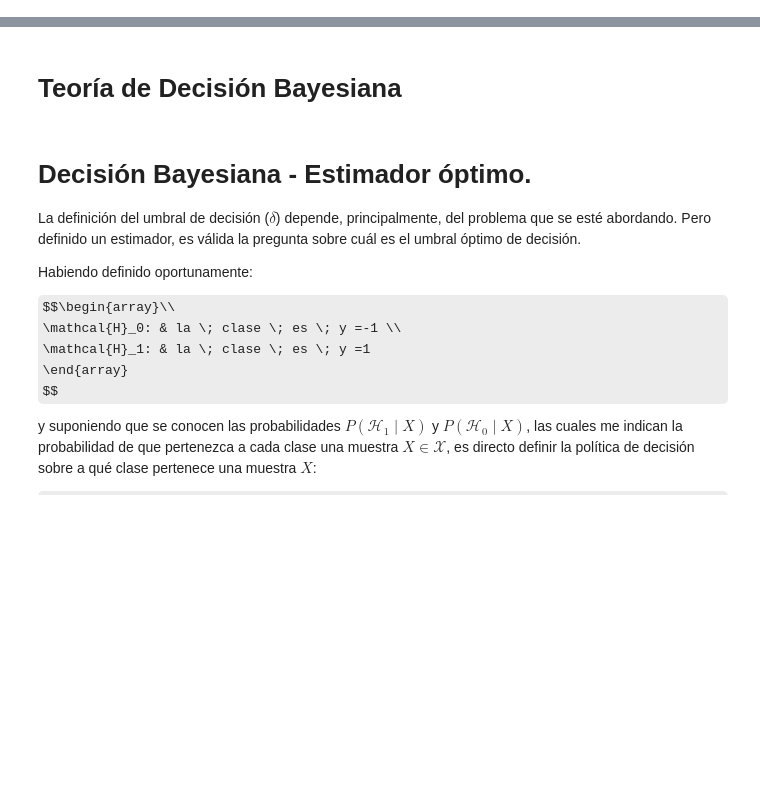
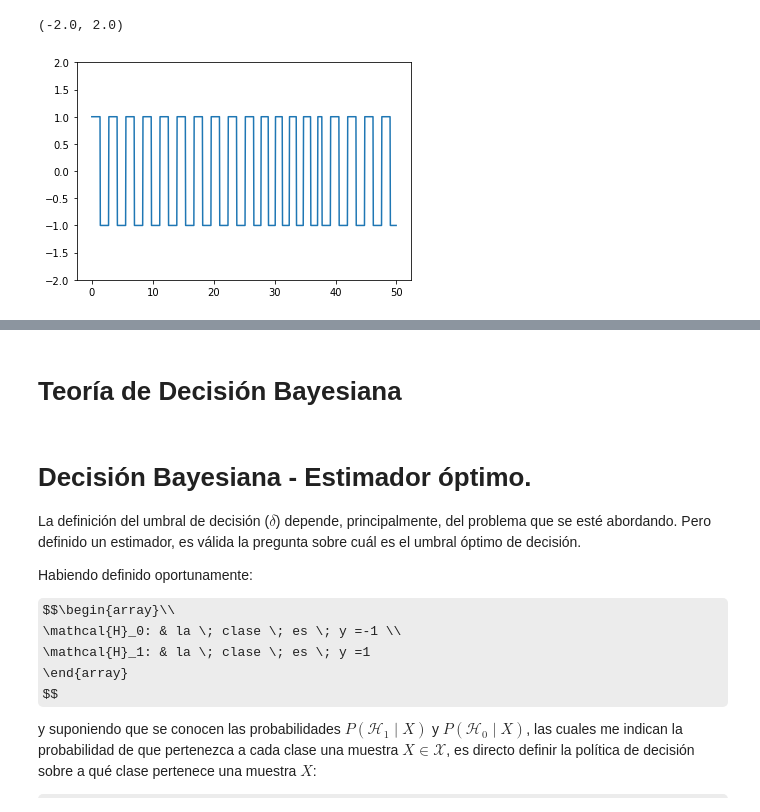
Before and after one commit to ijourdan/MiniCurso, a Jupyter notebook: Tema_1_D_Bayes/teo_dec_bayes.ipynb, the cells around one changed output, grey strips where cells are left out. Drawn from its saved outputs; the diff is of its cells as text; code cells hidden in the pictures; some formulas as TeX source; blank space fills up the shorter version.

```diff
--- a/Tema_1_D_Bayes/teo_dec_bayes.ipynb
+++ b/Tema_1_D_Bayes/teo_dec_bayes.ipynb
@@ -5,10 +6 @@ from scipy.stats import norm
 %matplotlib inline
-# %%
-# define constants
-mu1 = 0
-sigma1 = 1
-
-
-# calculate the z-transform
-z1 = 0.5
-z2 = 10
@@ -20,0 +7,34 @@ y2 = norm.pdf(x_all,mu1,sigma1)
+# %%
+def modula(t, ruido=False):
+    if ruido:
+        tiempo_del_dato = t.max()/5
+        fase_inicial = 2 * np.pi * np.random.rand()
+
+        # sin dato
+        mu0 = 300
+        sigma0 = 70
+        freq0 = sigma0 * np.random.randn() + mu0
+        # con dato
+        mu1 = 500
+        sigma1 = 100
+        freq1 = sigma1 * np.random.randn() + mu1
+        minimo = np.random.rand()*(t.max() - tiempo_del_dato) # donde empieza el dato
+        rango_del_dato = (minimo <= t) & (t <= minimo+ tiempo_del_dato)
+
+        #base_line
+        out = 2 * np.pi * freq0 * t + fase_inicial
+        out[rango_del_dato] = 2 * np.pi * freq1 * t[rango_del_dato] + fase_inicial
+
+    else:
+        tiempo_del_dato = t.max()/5
+        rango_del_dato = (2 * tiempo_del_dato <= t) & (t <= 3 * tiempo_del_dato)
+        out = 2 * np.pi * 300 * t
+        out[rango_del_dato] = 2 * np.pi * 500 * t[rango_del_dato]
+    return out
+# %%
+t = np.linspace(0, 0.05,1000 , endpoint=False)
+plt.plot(1000*t, square(modula(t,ruido=True)))
+plt.ylim(-2, 2)
+# %% [output]
+(-2.0, 2.0)
+[figure, added]
```
Also changed, not shown: parts of 8 cells of this notebook.
